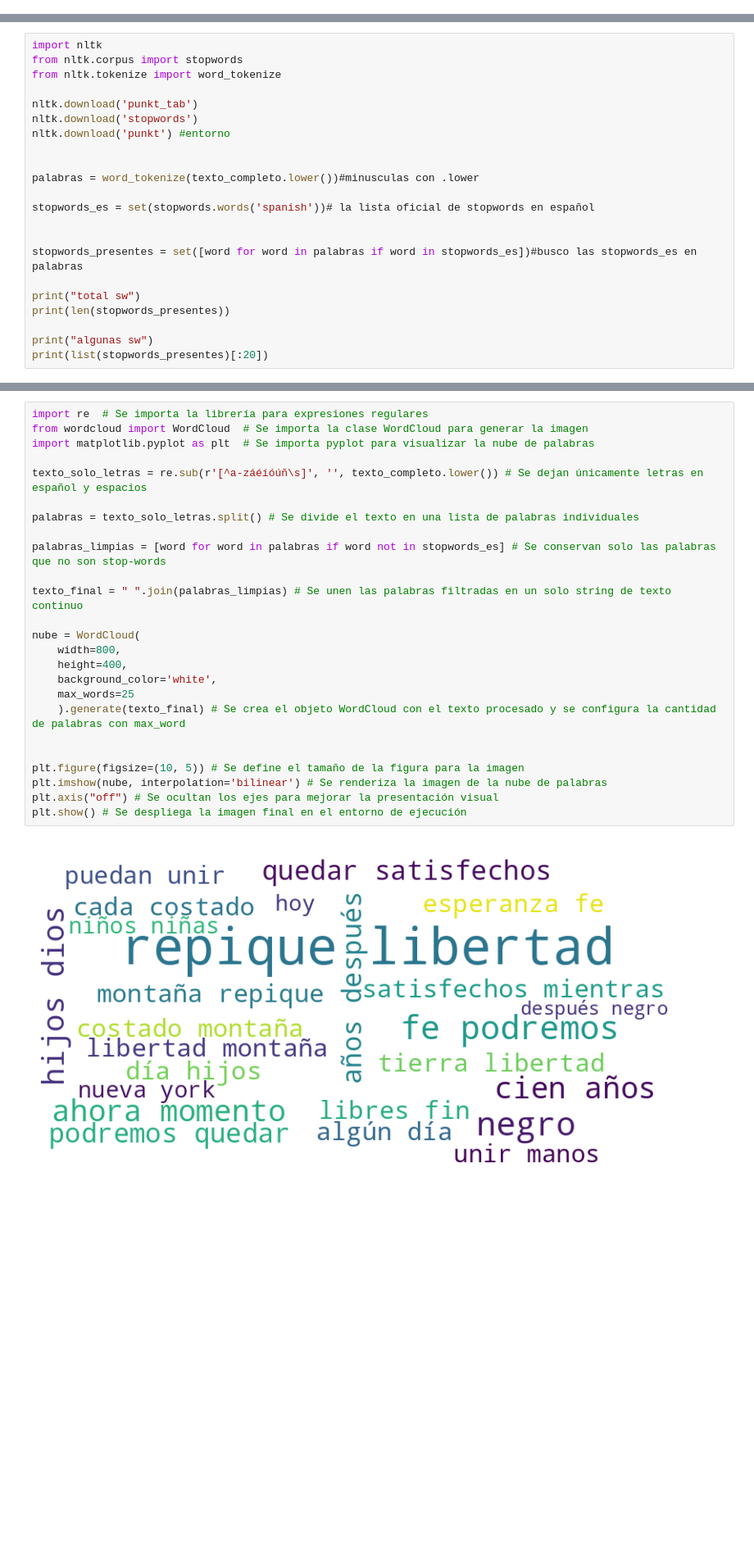
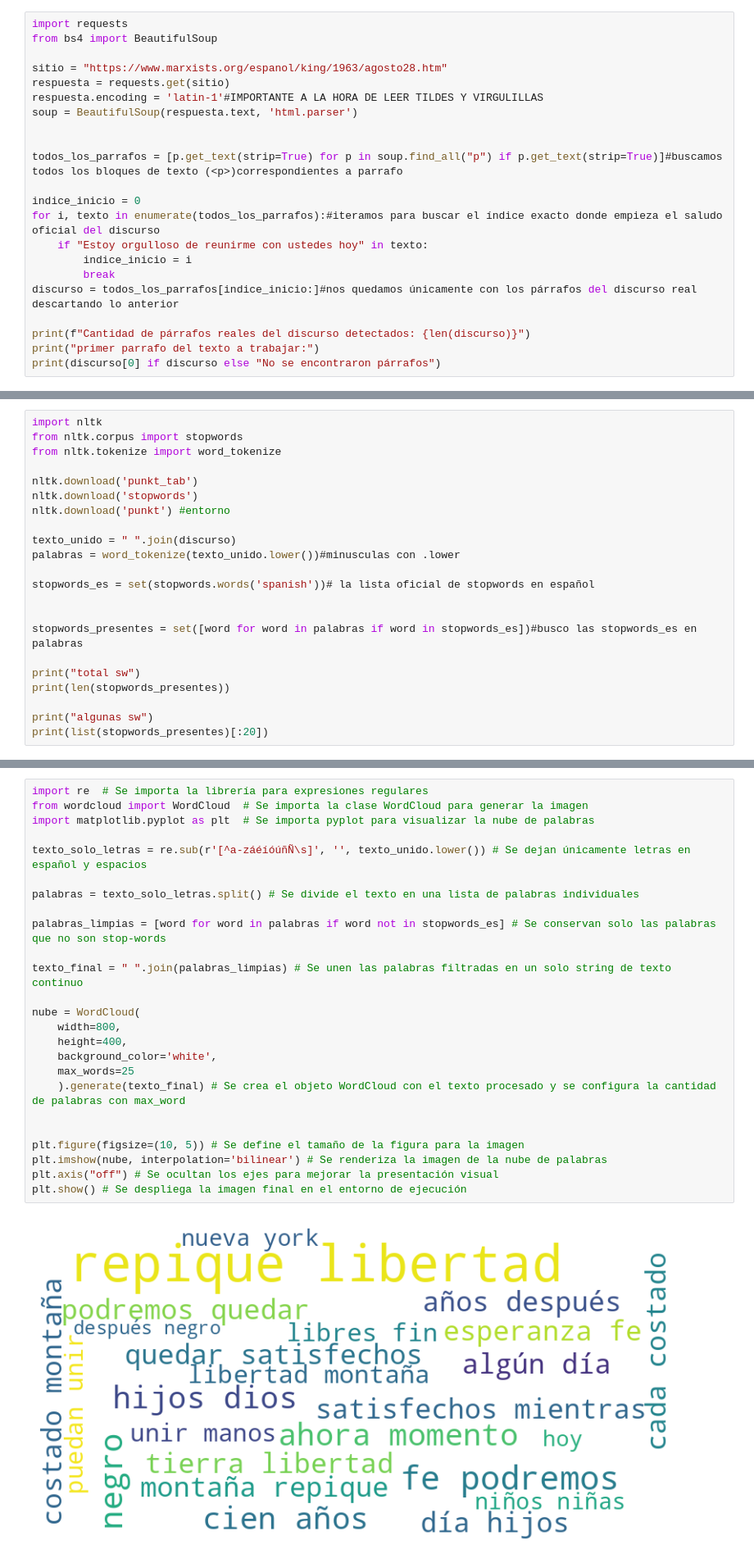
Before and after one commit to fergonzalvo/ISSD_PH, a Jupyter notebook: ⚡Gonzalvo_Fernando_PH_TP1.ipynb, the cells around one changed output, grey strips where cells are left out. Shown at 82% size. Cells and saved outputs as stored; diff of their text form; blank space fills up the shorter version.

```diff
--- a/⚡Gonzalvo_Fernando_PH_TP1.ipynb
+++ b/⚡Gonzalvo_Fernando_PH_TP1.ipynb
@@ -62,0 +37,22 @@ Estoy orgulloso de reunirme con ustedes hoy, en la que será ante la historia la
+# %%
+import requests
+from bs4 import BeautifulSoup
+
+sitio = "https://www.marxists.org/espanol/king/1963/agosto28.htm"
+respuesta = requests.get(sitio)
+respuesta.encoding = 'latin-1'#IMPORTANTE A LA HORA DE LEER TILDES Y VIRGULILLAS
+soup = BeautifulSoup(respuesta.text, 'html.parser')
+
+
+todos_los_parrafos = [p.get_text(strip=True) for p in soup.find_all("p") if p.get_text(strip=True)]#buscamos todos los bloques de texto (<p>)correspondientes a parrafo
+
+indice_inicio = 0
+for i, texto in enumerate(todos_los_parrafos):#iteramos para buscar el índice exacto donde empieza el saludo oficial del discurso
+    if "Estoy orgulloso de reunirme con ustedes hoy" in texto:
+        indice_inicio = i
+        break
+discurso = todos_los_parrafos[indice_inicio:]#nos quedamos únicamente con los párrafos del discurso real descartando lo anterior
+
+print(f"Cantidad de párrafos reales del discurso detectados: {len(discurso)}")
+print("primer parrafo del texto a trabajar:")
+print(discurso[0] if discurso else "No se encontraron párrafos")
@@ -73,8 +73,8 @@ nltk.download('punkt_tab')
 nltk.download('stopwords')
 nltk.download('punkt') #entorno
 
-
-palabras = word_tokenize(texto_completo.lower())#minusculas con .lower
+texto_unido = " ".join(discurso)
+palabras = word_tokenize(texto_unido.lower())#minusculas con .lower
 
 stopwords_es = set(stopwords.words('spanish'))# la lista oficial de stopwords en español
 
@@ -104,30 +104,30 @@ algunas sw
 # %%
 import re  # Se importa la librería para expresiones regulares
 from wordcloud import WordCloud  # Se importa la clase WordCloud para generar la imagen
 import matplotlib.pyplot as plt  # Se importa pyplot para visualizar la nube de palabras
 
-texto_solo_letras = re.sub(r'[^a-záéíóúñ\s]', '', texto_completo.lower()) # Se dejan únicamente letras en español y espacios
+texto_solo_letras = re.sub(r'[^a-záéíóúñÑ\s]', '', texto_unido.lower()) # Se dejan únicamente letras en español y espacios
 
 palabras = texto_solo_letras.split() # Se divide el texto en una lista de palabras individuales
 
 palabras_limpias = [word for word in palabras if word not in stopwords_es] # Se conservan solo las palabras que no son stop-words
 
 texto_final = " ".join(palabras_limpias) # Se unen las palabras filtradas en un solo string de texto continuo
 
 nube = WordCloud(
     width=800,
     height=400,
     background_color='white',
     max_words=25
     ).generate(texto_final) # Se crea el objeto WordCloud con el texto procesado y se configura la cantidad de palabras con max_word
 
 
 plt.figure(figsize=(10, 5)) # Se define el tamaño de la figura para la imagen
 plt.imshow(nube, interpolation='bilinear') # Se renderiza la imagen de la nube de palabras
 plt.axis("off") # Se ocultan los ejes para mejorar la presentación visual
 plt.show() # Se despliega la imagen final en el entorno de ejecución
 # %% [output]
-[figure, old version]
+[figure, new version]
 # %% [markdown]
 
 #### 2.3.1 Limpia y preprocesa el texto, descomponelo en oraciones, arma una matriz documento-vocabulario.
```
Also changed, not shown: parts of 13 cells of this notebook.
